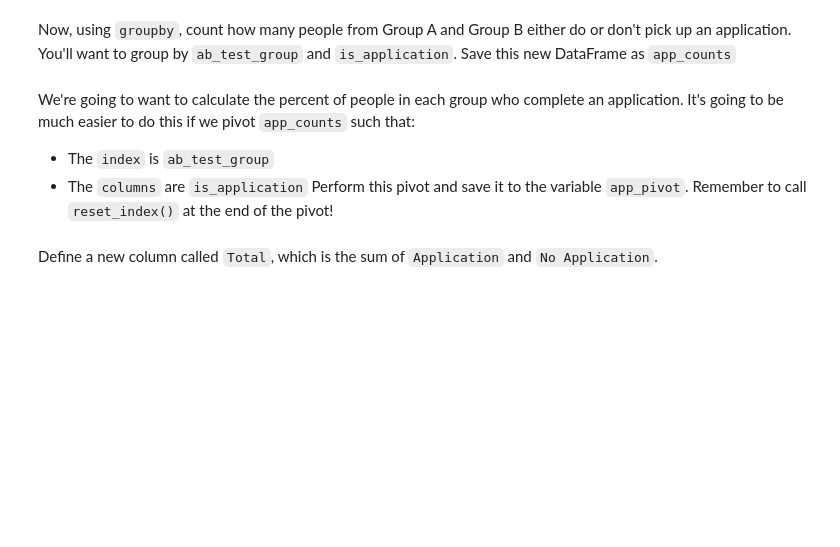
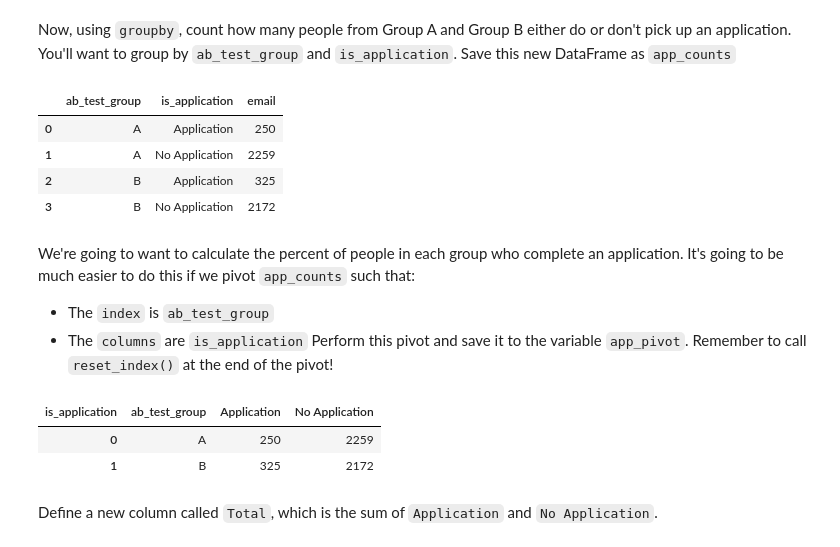
Before and after one commit to carmelhm/musclehub, a Jupyter notebook: input/musclehub.ipynb, the cells around one changed output. Drawn from its saved outputs; the diff is of its cells as text; code cells hidden in the pictures; blank space fills up the shorter version.

Commit message:
Step 4: Who picks up an application?

```diff
--- a/input/musclehub.ipynb
+++ b/input/musclehub.ipynb
@@ -176,12 +188,32 @@ Recall that the sign-up process for MuscleHub has several steps:
 Let's examine how many people make it to Step 2, filling out an application.
 
 Start by creating a new column in `df` called `is_application` which is `Application` if `application_date` is not `None` and `No Application`, otherwise.
+# %%
+df['is_application'] = df.application_date.apply(lambda x: 'Application' if pd.notnull(x) else 'No Application')
 # %% [markdown]
 Now, using `groupby`, count how many people from Group A and Group B either do or don't pick up an application.  You'll want to group by `ab_test_group` and `is_application`.  Save this new DataFrame as `app_counts`
+# %%
+app_counts = df.groupby(['ab_test_group', 'is_application']).email.count().reset_index()
+app_counts
+# %% [output]
+|  | ab_test_group | is_application | email |
+| 0 | A | Application | 250 |
+| 1 | A | No Application | 2259 |
+| 2 | B | Application | 325 |
+| 3 | B | No Application | 2172 |
 # %% [markdown]
 We're going to want to calculate the percent of people in each group who complete an application.  It's going to be much easier to do this if we pivot `app_counts` such that:
 - The `index` is `ab_test_group`
 - The `columns` are `is_application`
 Perform this pivot and save it to the variable `app_pivot`.  Remember to call `reset_index()` at the end of the pivot!
+# %%
+app_pivot = app_counts.pivot(columns='is_application',
+                            index='ab_test_group',
+                            values='email').reset_index()
+app_pivot
+# %% [output]
+| is_application | ab_test_group | Application | No Application |
+| 0 | A | 250 | 2259 |
+| 1 | B | 325 | 2172 |
 # %% [markdown]
 Define a new column called `Total`, which is the sum of `Application` and `No Application`.
```
Also changed, not shown: parts of 5 cells of this notebook.
